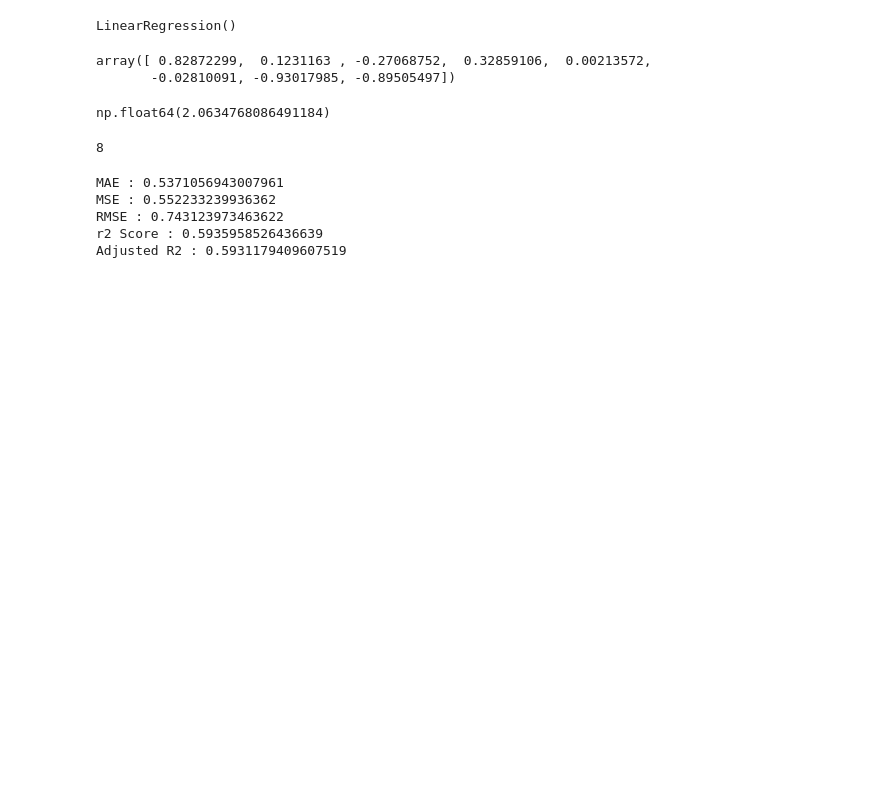
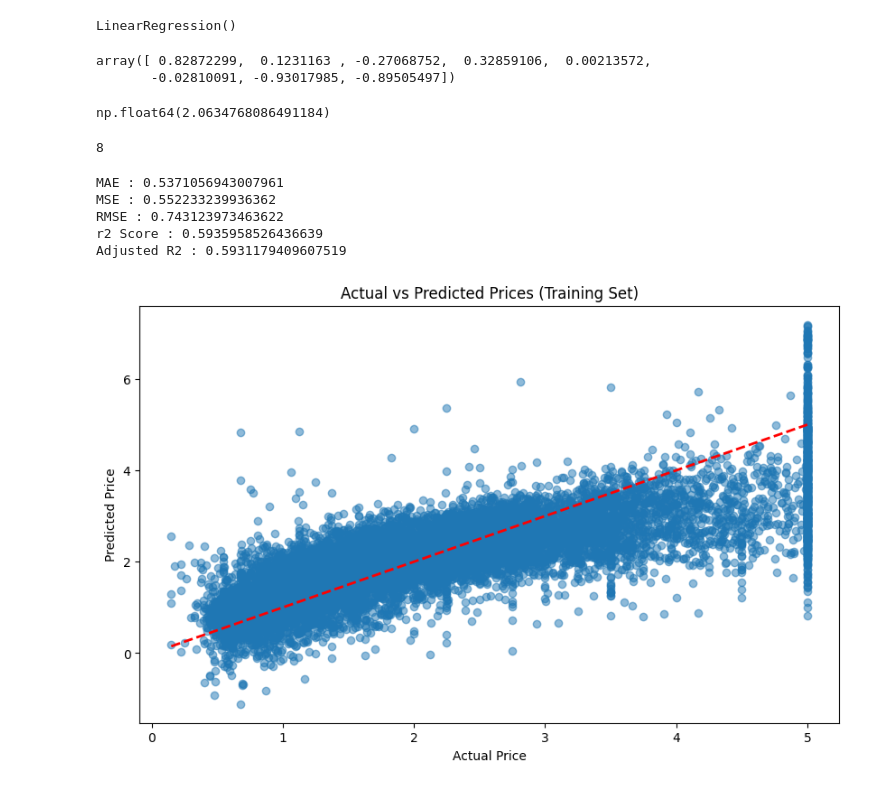
Before and after one commit to JITESH-KUMAR05/MLBAS_Projects, a Jupyter notebook: MULTIPLE_LINEAR_REG_House_pricing_project/housing_price.ipynb, the cells around one changed output. Saved outputs shown, nothing was run; the diff lists cells and outputs as text; code cells hidden in the pictures; blank space fills up the shorter version.

```diff
--- a/MULTIPLE_LINEAR_REG_House_pricing_project/housing_price.ipynb
+++ b/MULTIPLE_LINEAR_REG_House_pricing_project/housing_price.ipynb
@@ -325,3 +325,15 @@ MSE : 0.552233239936362
 RMSE : 0.743123973463622
 r2 Score : 0.5935958526436639
 Adjusted R2 : 0.5931179409607519
+# %%
+# Plot predicted vs actual values
+y_train_pred = linreg.predict(X_train_scaled)
+plt.figure(figsize=(10, 6))
+plt.scatter(y_train, y_train_pred, alpha=0.5)
+plt.plot([y_train.min(), y_train.max()], [y_train.min(), y_train.max()], 'r--', lw=2)
+plt.xlabel('Actual Price')
+plt.ylabel('Predicted Price')
+plt.title('Actual vs Predicted Prices (Training Set)')
+plt.show()
+# %% [output]
+[figure, added]
```
Also changed, not shown: parts of 10 cells of this notebook, 7 other files.
